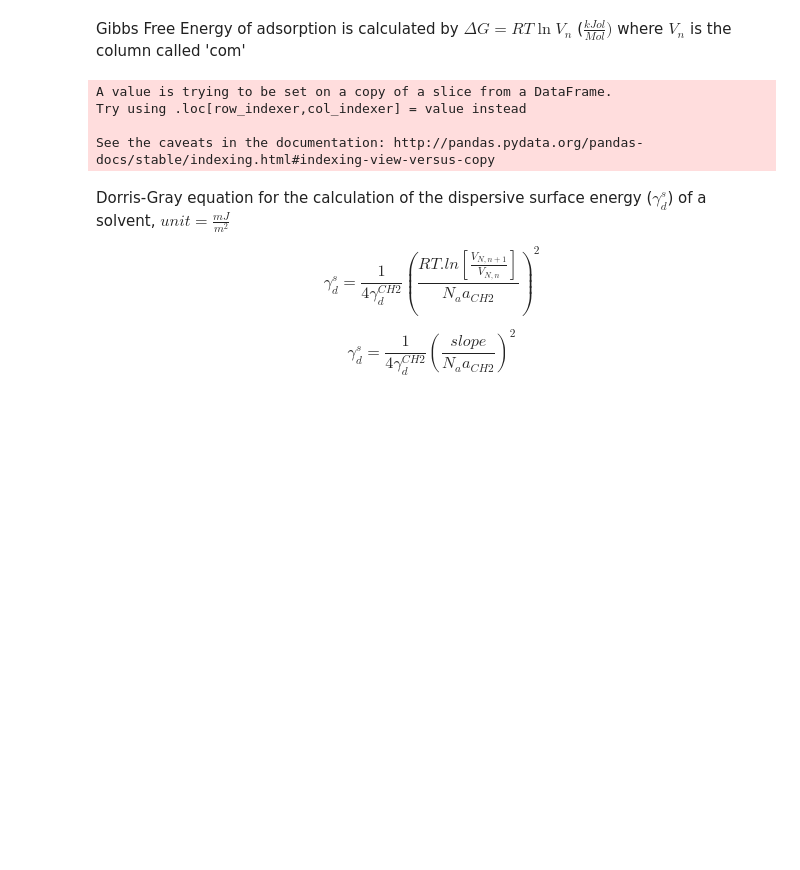
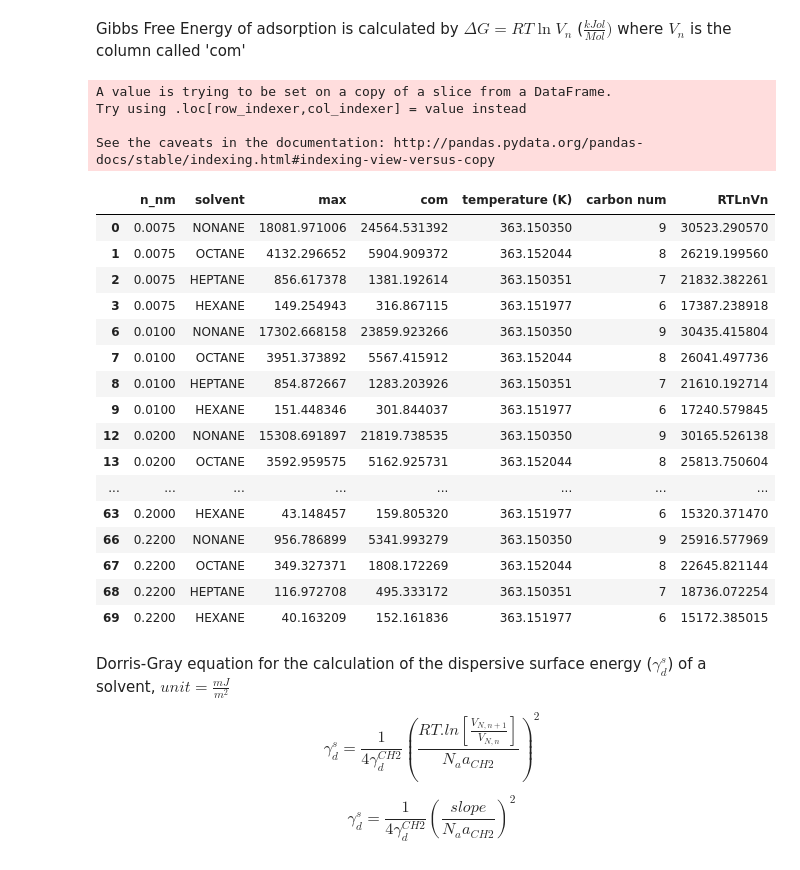
Before and after one commit to Fungie/PhD_scripts, a Jupyter notebook: Dispersive surface energy calculation/Dispersive surface energy profile calculation (with error).ipynb, the cells around one changed output. Cells and saved outputs as stored; diff of their text form; code cells hidden in the pictures; blank space fills up the shorter version.

```diff
--- a/Dispersive surface energy calculation/Dispersive surface energy profile calculation (with error).ipynb
+++ b/Dispersive surface energy calculation/Dispersive surface energy profile calculation (with error).ipynb
@@ -59,13 +117,31 @@ Gibbs Free Energy of adsorption is calculated by $\Delta G=RT\ln V_{n}$ ($\frac{
 # %%
 # Import real gas const
 # RTLnVn is the Gibbs free energy of adsorption
 R= constants.R
 df['RTLnVn'] = R * df['temperature (K)'] * np.log(df['com'])
+df
 # %% [output]
 A value is trying to be set on a copy of a slice from a DataFrame.
 Try using .loc[row_indexer,col_indexer] = value instead
 
 See the caveats in the documentation: http://pandas.pydata.org/pandas-docs/stable/indexing.html#indexing-view-versus-copy
+|  | n_nm | solvent | max | com | temperature (K) | carbon num | RTLnVn |
+| 0 | 0.0075 | NONANE | 18081.971006 | 24564.531392 | 363.150350 | 9 | 30523.290570 |
+| 1 | 0.0075 | OCTANE | 4132.296652 | 5904.909372 | 363.152044 | 8 | 26219.199560 |
+| 2 | 0.0075 | HEPTANE | 856.617378 | 1381.192614 | 363.150351 | 7 | 21832.382261 |
+| 3 | 0.0075 | HEXANE | 149.254943 | 316.867115 | 363.151977 | 6 | 17387.238918 |
+| 6 | 0.0100 | NONANE | 17302.668158 | 23859.923266 | 363.150350 | 9 | 30435.415804 |
+| 7 | 0.0100 | OCTANE | 3951.373892 | 5567.415912 | 363.152044 | 8 | 26041.497736 |
+| 8 | 0.0100 | HEPTANE | 854.872667 | 1283.203926 | 363.150351 | 7 | 21610.192714 |
+| 9 | 0.0100 | HEXANE | 151.448346 | 301.844037 | 363.151977 | 6 | 17240.579845 |
+| 12 | 0.0200 | NONANE | 15308.691897 | 21819.738535 | 363.150350 | 9 | 30165.526138 |
+| 13 | 0.0200 | OCTANE | 3592.959575 | 5162.925731 | 363.152044 | 8 | 25813.750604 |
+| ... | ... | ... | ... | ... | ... | ... | ... |
+| 63 | 0.2000 | HEXANE | 43.148457 | 159.805320 | 363.151977 | 6 | 15320.371470 |
+| 66 | 0.2200 | NONANE | 956.786899 | 5341.993279 | 363.150350 | 9 | 25916.577969 |
+| 67 | 0.2200 | OCTANE | 349.327371 | 1808.172269 | 363.152044 | 8 | 22645.821144 |
+| 68 | 0.2200 | HEPTANE | 116.972708 | 495.333172 | 363.150351 | 7 | 18736.072254 |
+| 69 | 0.2200 | HEXANE | 40.163209 | 152.161836 | 363.151977 | 6 | 15172.385015 |
 # %%
 # Creates coverage list for the data set
 cov = df['n_nm'].unique().tolist()
```
Also changed, not shown: parts of 6 cells of this notebook, 5 other files.
